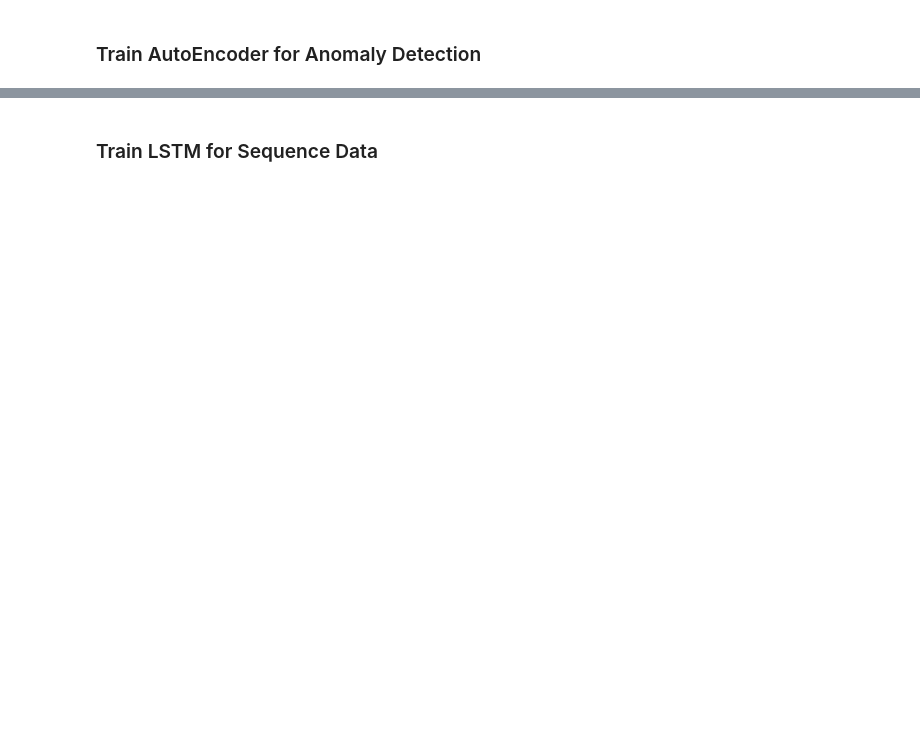
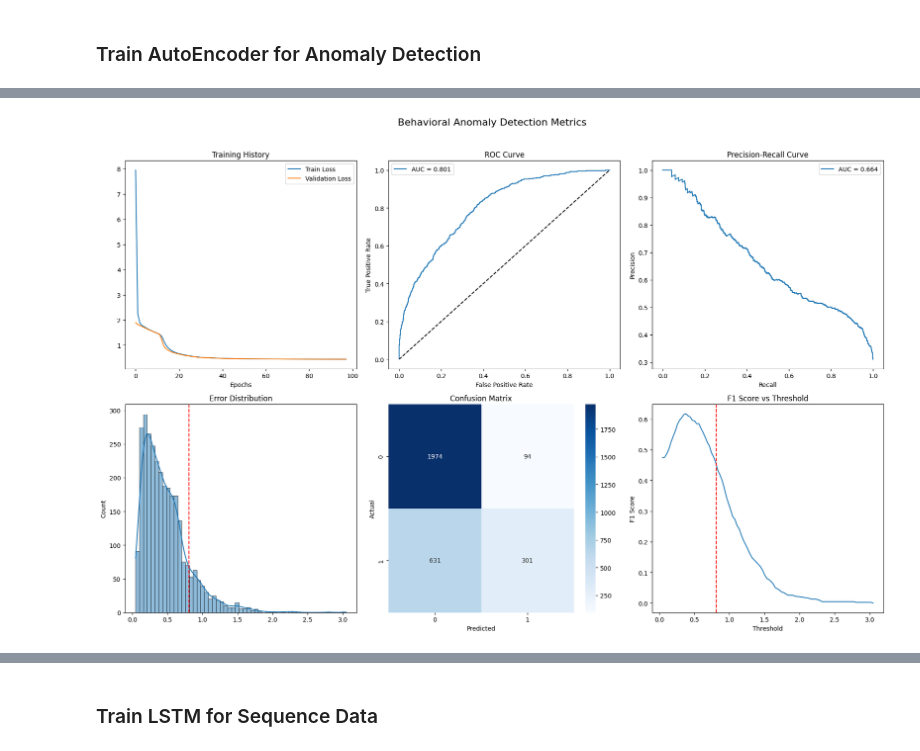
Before and after one commit to rana2hin/False-Data-Injection-Attack, a Jupyter notebook: device-fingerprinting-and-behavioral-biometrics.ipynb, the cells around one changed output, grey strips where cells are left out. Drawn from its saved outputs; the diff is of its cells as text; code cells hidden in the pictures; blank space fills up the shorter version.

Commit message:
Kaggle Notebook | Device Fingerprinting and Behavioral Biometrics | Version 17

```diff
--- a/device-fingerprinting-and-behavioral-biometrics.ipynb
+++ b/device-fingerprinting-and-behavioral-biometrics.ipynb
@@ -329 +329,87 @@ weighted avg       0.82      0.83      0.81      3000
 ['tran_scaler.joblib']
+# %%
+import os
+import numpy as np
+import matplotlib.pyplot as plt
+import seaborn as sns
+from sklearn.metrics import f1_score
+
+def plot_metrics(results, history, title, save_dir=None):
+    if save_dir:
+        os.makedirs(save_dir, exist_ok=True)
+
+    fig, axs = plt.subplots(2, 3, figsize=(18, 12))
+    fig.suptitle(title, fontsize=16)
+
+    # 1) Training History
+    axs[0,0].plot(history.history['loss'], label='Train Loss')
+    axs[0,0].plot(history.history['val_loss'], label='Validation Loss')
+    axs[0,0].set_title('Training History')
+    axs[0,0].set_xlabel('Epochs')
+    axs[0,0].legend()
+
+    # 2) ROC Curve
+    axs[0,1].plot(results['fpr'], results['tpr'], label=f"AUC = {results['roc_auc']:.3f}")
+    axs[0,1].plot([0, 1], [0, 1], 'k--')
+    axs[0,1].set_title('ROC Curve')
+    axs[0,1].set_xlabel('False Positive Rate')
+    axs[0,1].set_ylabel('True Positive Rate')
+    axs[0,1].legend()
+
+    # 3) Precision-Recall Curve
+    axs[0,2].plot(results['recall'], results['precision'], label=f"AUC = {results['pr_auc']:.3f}")
+    axs[0,2].set_title('Precision-Recall Curve')
+    axs[0,2].set_xlabel('Recall')
+    axs[0,2].set_ylabel('Precision')
+    axs[0,2].legend()
+
+    # 4) Error Distribution
+    sns.histplot(results['errors'], kde=True, ax=axs[1,0])
+    threshold = behav_threshold if "Behavioral" in title else tran_threshold
+    axs[1,0].axvline(x=threshold, color='r', linestyle='--')
+    axs[1,0].set_title('Error Distribution')
+
+    # 5) Confusion Matrix
+    sns.heatmap(results['cm'], annot=True, fmt='d', cmap='Blues', ax=axs[1,1])
+    axs[1,1].set_title('Confusion Matrix')
+    axs[1,1].set_xlabel('Predicted')
+    axs[1,1].set_ylabel('Actual')
+
+    # 6) Threshold Analysis
+    thr_vals = np.linspace(min(results['errors']), max(results['errors']), 100)
+    flags = test_data['behav_AnomalyFlag'] if "Behavioral" in title else test_data['tran_AnomalyFlag']
+    f1_scores = [f1_score(flags, results['errors'] > t) for t in thr_vals]
+    axs[1,2].plot(thr_vals, f1_scores)
+    axs[1,2].axvline(x=threshold, color='r', linestyle='--')
+    axs[1,2].set_title('F1 Score vs Threshold')
+    axs[1,2].set_xlabel('Threshold')
+    axs[1,2].set_ylabel('F1 Score')
+
+    plt.tight_layout(rect=[0, 0, 1, 0.96])
+
+    if save_dir:
+        base_name = title.replace(" ", "_")
+        # Save combined figure
+        fig.savefig(os.path.join(save_dir, f"{base_name}.png"), dpi=300)
+        fig.savefig(os.path.join(save_dir, f"{base_name}.svg"))
+
+        # Now save individual panels properly
+        fig.canvas.draw()
+        renderer = fig.canvas.get_renderer()
+        for idx, ax in enumerate(axs.flatten(), start=1):
+            bbox_disp = ax.get_window_extent(renderer=renderer)
+            bbox_inches = bbox_disp.transformed(fig.dpi_scale_trans.inverted())
+
+            png_path = os.path.join(save_dir, f"{base_name}_subplot_{idx}.png")
+            svg_path = os.path.join(save_dir, f"{base_name}_subplot_{idx}.svg")
+            fig.savefig(png_path, bbox_inches=bbox_inches, dpi=300)
+            fig.savefig(svg_path, bbox_inches=bbox_inches)
+
+    plt.show()
+
+
+# Example calls:
+plot_metrics(behav_results, behav_history, "Behavioral Anomaly Detection Metrics", save_dir="plots")
+plot_metrics(tran_results, tran_history,   "Transactional Anomaly Detection Metrics", save_dir="plots")
+# %% [output]
+[figure, added]
```
Also changed, not shown: parts of 7 cells of this notebook.
